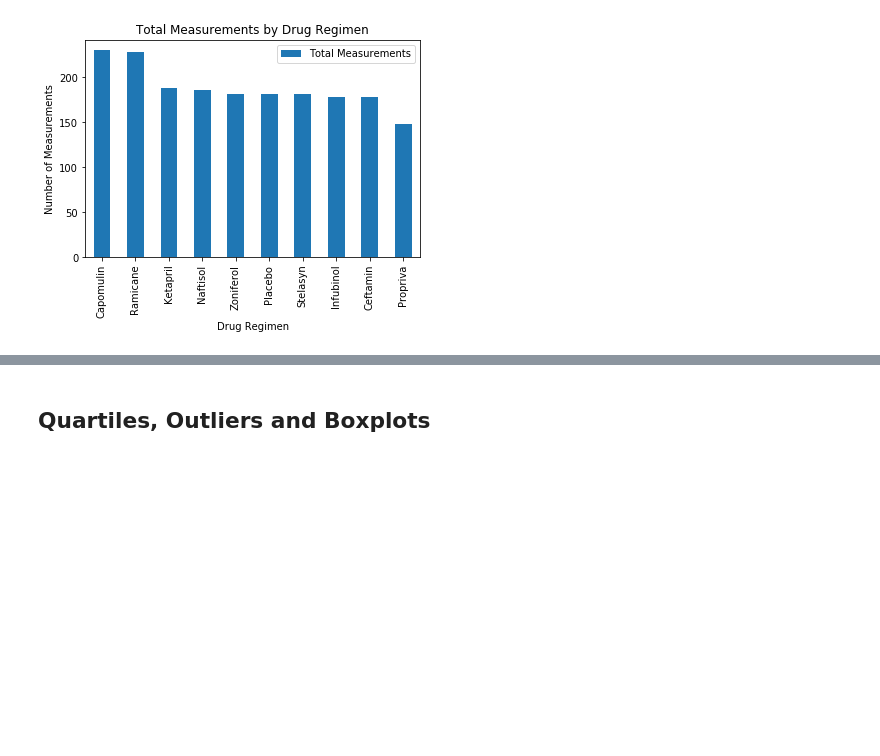
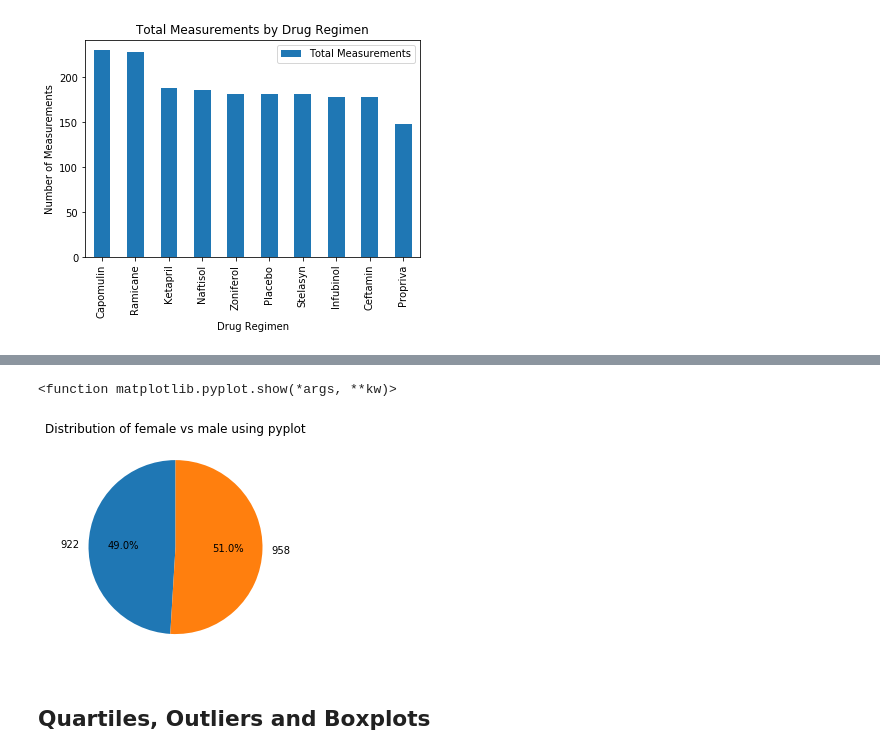
Before and after one commit to khartmann5/Matplotlib-Pymaceuticals, a Jupyter notebook: pymaceuticals_KH.ipynb, the cells around one changed output, grey strips where cells are left out. Cells and saved outputs as stored; diff of their text form; code cells hidden in the pictures; blank space fills up the shorter version.

```diff
--- a/pymaceuticals_KH.ipynb
+++ b/pymaceuticals_KH.ipynb
@@ -202,3 +214,14 @@ Text(0.5, 0, 'Drug Regimen')
+# %%
+# Generate a pie plot showing the distribution of female versus male mice using pyplot
+male_female_pyplot = clean_combined_mouse_data.groupby("Sex")
+male_female = male_female_pyplot["Sex"].count()
+male_female_pyplot_df = pd.DataFrame({"Sex":male_female_count})
+plt.pie(male_female_pyplot_df["Sex"], labels=male_female_pyplot_df.iloc[:,0], autopct="%1.1f%%",startangle=90)
+plt.title("Distribution of female vs male using pyplot")
+plt.show
+# %% [output]
+<function matplotlib.pyplot.show(*args, **kw)>
+[figure, added]
 # %% [markdown]
 ## Quartiles, Outliers and Boxplots
 # %%
```
Also changed, not shown: parts of 3 cells of this notebook.
